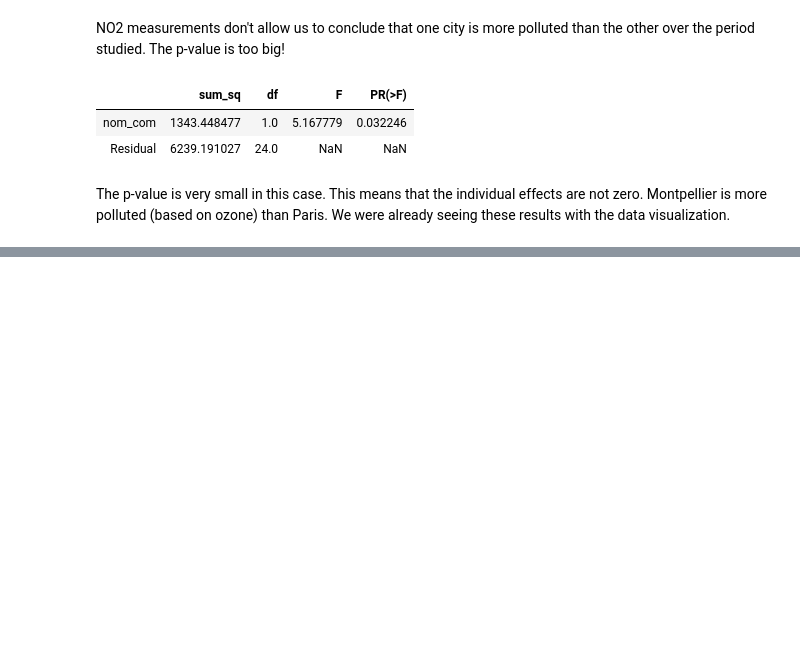
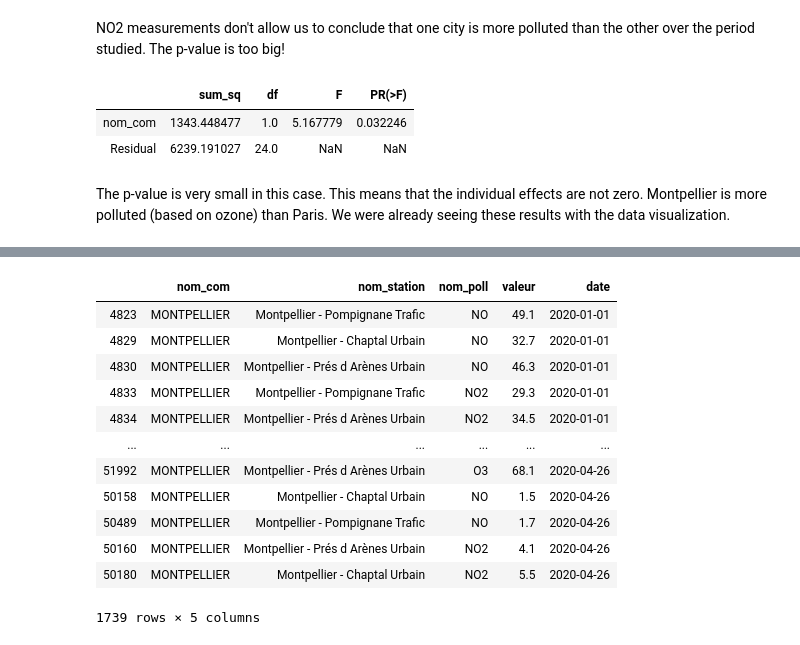
Before and after one commit to MegDie/occpollution, a Jupyter notebook: report/Final_report.ipynb, the cells around one changed output, grey strips where cells are left out. Drawn from its saved outputs; the diff is of its cells as text; code cells hidden in the pictures; blank space fills up the shorter version.

```diff
--- a/report/Final_report.ipynb
+++ b/report/Final_report.ipynb
@@ -83,0 +88,25 @@ The p-value is very small in this case. This means that the individual effects a
+# %%
+#from utils import mtp_df
+
+occitanie = pd.read_csv("datasets/Mesure_journaliere_Region_Occitanie_Polluants_Principaux.csv", sep="," , header=0)
+mtp_df = occitanie[occitanie['nom_com'] == 'MONTPELLIER']
+mtp_df['date'] = pd.to_datetime(mtp_df['date_debut']).dt.to_period('D')
+mtp_df = mtp_df.sort_values(by = 'date', ascending = True)
+variables = ['nom_com', 'nom_station', 'nom_poll', 'valeur', 'date' ]
+mtp_df = mtp_df[variables]
+mtp_df = mtp_df.iloc[3649:5388,]
+mtp_df
+# %% [output]
+|  | nom_com | nom_station | nom_poll | valeur | date |
+| 4823 | MONTPELLIER | Montpellier - Pompignane Trafic | NO | 49.1 | 2020-01-01 |
+| 4829 | MONTPELLIER | Montpellier - Chaptal Urbain | NO | 32.7 | 2020-01-01 |
+| 4830 | MONTPELLIER | Montpellier - Prés d Arènes Urbain | NO | 46.3 | 2020-01-01 |
+| 4833 | MONTPELLIER | Montpellier - Pompignane Trafic | NO2 | 29.3 | 2020-01-01 |
+| 4834 | MONTPELLIER | Montpellier - Prés d Arènes Urbain | NO2 | 34.5 | 2020-01-01 |
+| ... | ... | ... | ... | ... | ... |
+| 51992 | MONTPELLIER | Montpellier - Prés d Arènes Urbain | O3 | 68.1 | 2020-04-26 |
+| 50158 | MONTPELLIER | Montpellier - Chaptal Urbain | NO | 1.5 | 2020-04-26 |
+| 50489 | MONTPELLIER | Montpellier - Pompignane Trafic | NO | 1.7 | 2020-04-26 |
+| 50160 | MONTPELLIER | Montpellier - Prés d Arènes Urbain | NO2 | 4.1 | 2020-04-26 |
+| 50180 | MONTPELLIER | Montpellier - Chaptal Urbain | NO2 | 5.5 | 2020-04-26 |
+1739 rows × 5 columns
```
Also changed, not shown: parts of 4 cells of this notebook, 4 other files.
